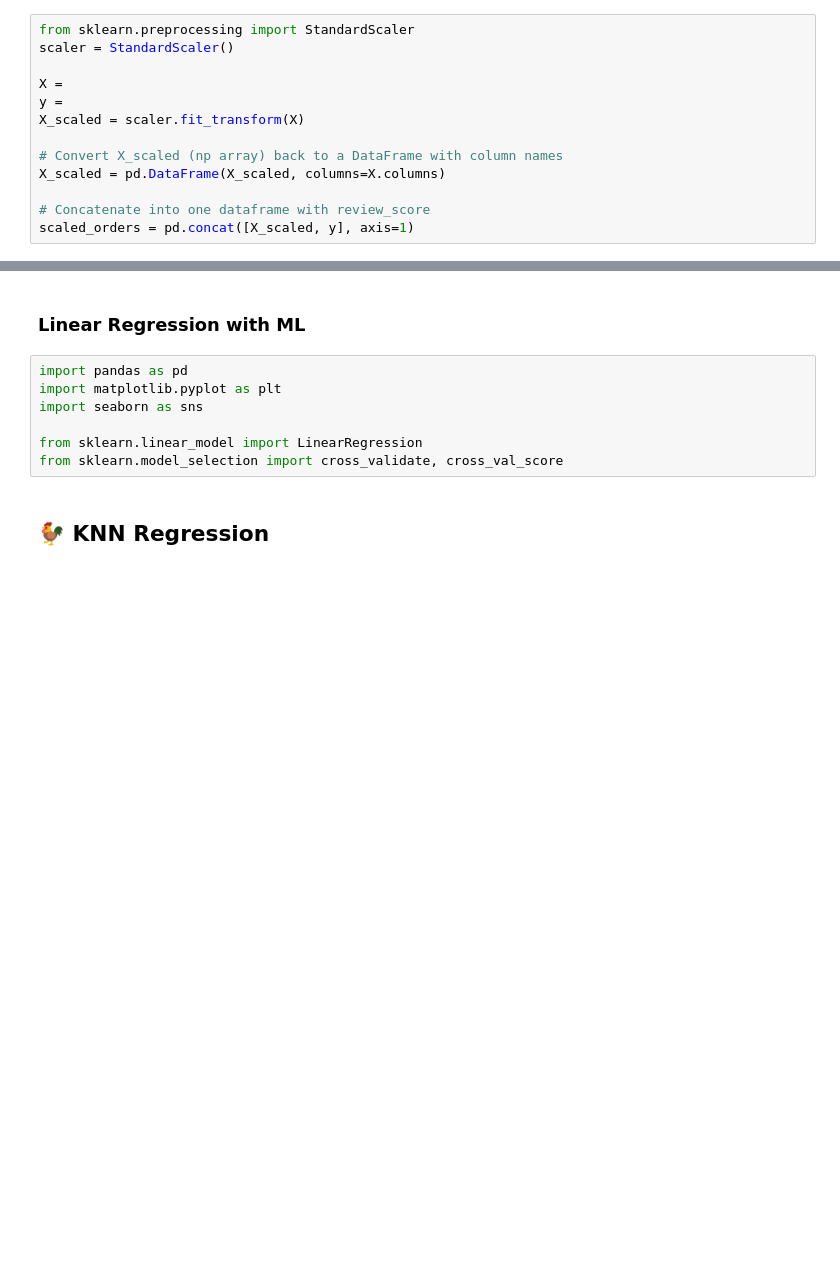
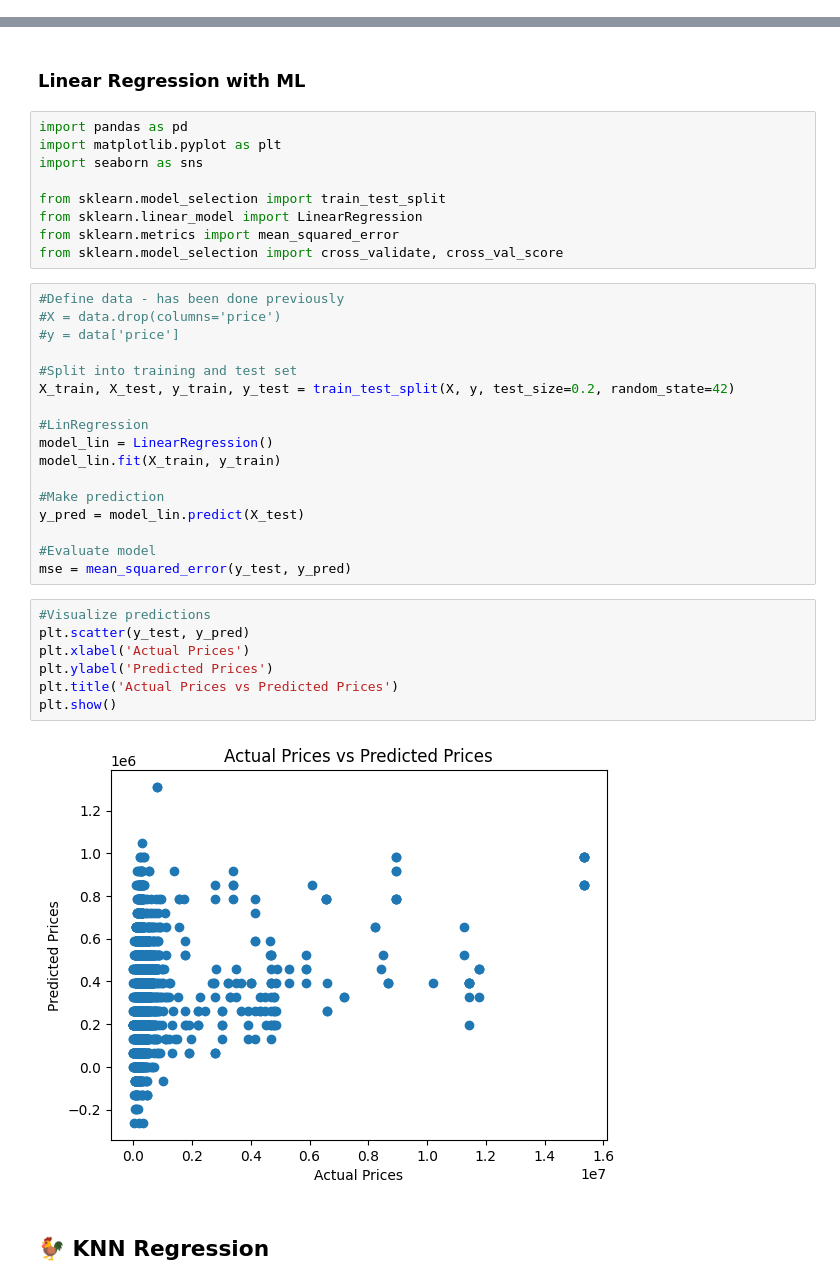
Before and after one commit to qadnguyen/realdata, a Jupyter notebook: notebooks/notebook_daniela.ipynb, the cells around one changed output, grey strips where cells are left out. Cells and saved outputs as stored; diff of their text form; blank space fills up the shorter version.

Commit message:
Notebook with Model

```diff
--- a/notebooks/notebook_daniela.ipynb
+++ b/notebooks/notebook_daniela.ipynb
@@ -631,13 +694,0 @@ col_names = ['date', 'built', 'price', 'postal_code',
-# %%
-from sklearn.preprocessing import StandardScaler
-scaler = StandardScaler()
-
-X =
-y =
-X_scaled = scaler.fit_transform(X)
-
-# Convert X_scaled (np array) back to a DataFrame with column names
-X_scaled = pd.DataFrame(X_scaled, columns=X.columns)
-
-# Concatenate into one dataframe with review_score
-scaled_orders = pd.concat([X_scaled, y], axis=1)
@@ -706,8 +868,36 @@ import pandas as pd
 import matplotlib.pyplot as plt
 import seaborn as sns
 
+from sklearn.model_selection import train_test_split
 from sklearn.linear_model import LinearRegression
+from sklearn.metrics import mean_squared_error
 from sklearn.model_selection import cross_validate, cross_val_score
+# %%
+#Define data - has been done previously
+#X = data.drop(columns='price')
+#y = data['price']
+
+#Split into training and test set
+X_train, X_test, y_train, y_test = train_test_split(X, y, test_size=0.2, random_state=42)
+
+#LinRegression
+model_lin = LinearRegression()
+model_lin.fit(X_train, y_train)
+
+#Make prediction
+y_pred = model_lin.predict(X_test)
+
+#Evaluate model
+mse = mean_squared_error(y_test, y_pred)
+# %%
+#Visualize predictions
+plt.scatter(y_test, y_pred)
+plt.xlabel('Actual Prices')
+plt.ylabel('Predicted Prices')
+plt.title('Actual Prices vs Predicted Prices')
+plt.show()
+# %% [output]
+[figure, added]
 # %% [markdown]
 ## 🐓 KNN Regression
 # %% [markdown]
```
Also changed, not shown: parts of 40 cells of this notebook.
